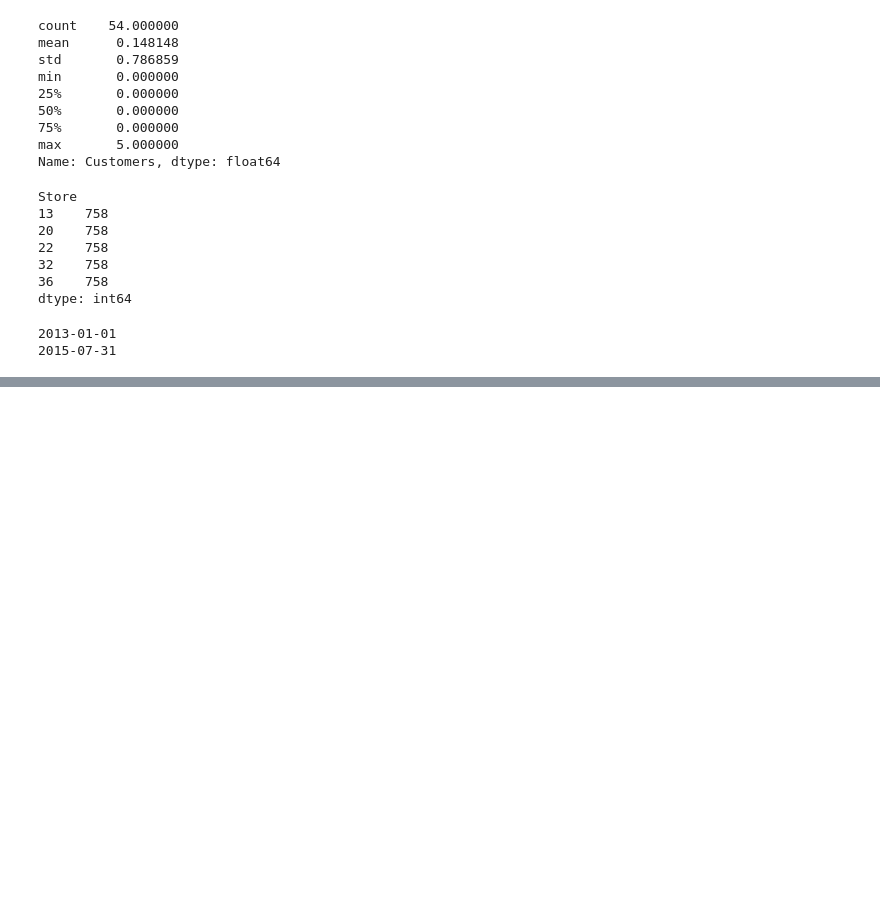
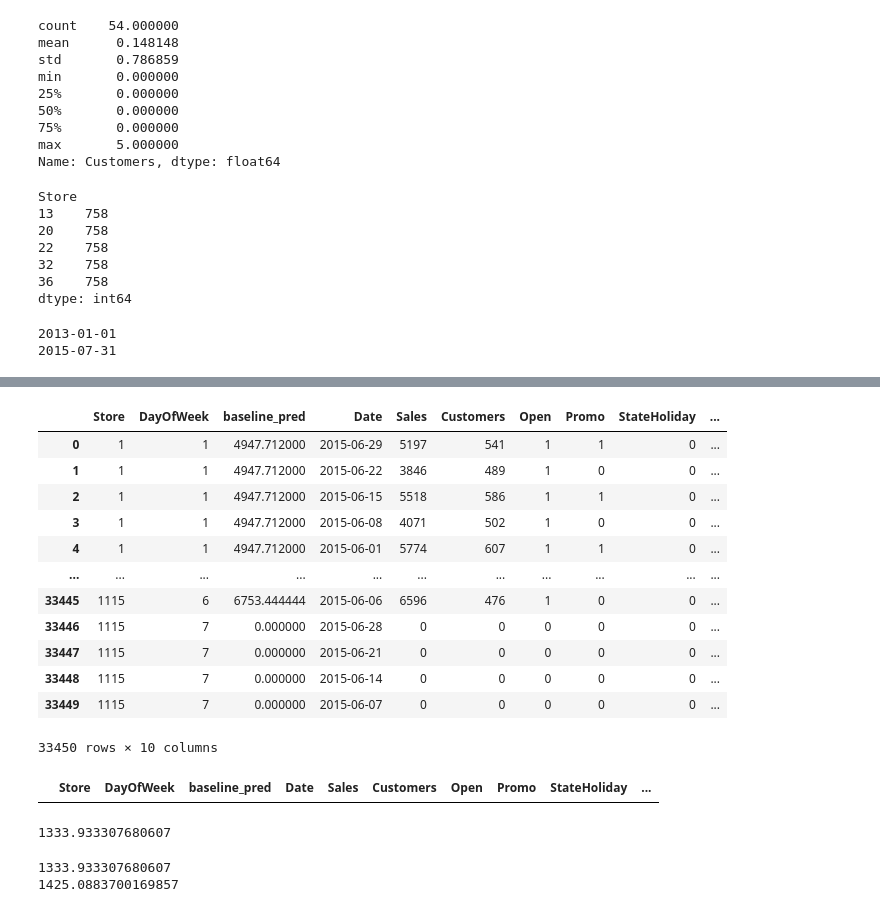
Before and after one commit to sahilsable-24/retail-demand-forecasting-platform, a Jupyter notebook: notebooks/exploration.ipynb, the cells around one changed output, grey strips where cells are left out. Cells and saved outputs as stored; diff of their text form; code cells hidden in the pictures; blank space fills up the shorter version.

Commit message:
add lag/rolling features, train baseline and random forest model

```diff
--- a/notebooks/exploration.ipynb
+++ b/notebooks/exploration.ipynb
@@ -169,0 +176,2 @@ print(subset['Date'].max())
+# %%
+train_df['Date'] = pd.to_datetime(train_df['Date'])
@@ -169,0 +197,4 @@ print(subset['Date'].max())
+# %%
+train = train_df[train_df['Date'] < '2015-06-01']
+val = train_df[(train_df["Date"]>='2015-06-01') & (train_df['Date'] < '2015-07-01')]
+test = train_df[train_df['Date'] >= '2015-07-01']
@@ -169,0 +229,4 @@ print(subset['Date'].max())
+# %%
+lookup = train.groupby(["Store", "DayOfWeek"])["Sales"].mean().reset_index()
+lookup.rename(columns={'Sales': 'baseline_pred'}, inplace=True)
+print(lookup)
@@ -169,0 +248,22 @@ print(subset['Date'].max())
+# %%
+lookup_merged_val = lookup.merge(val, on=["Store", "DayOfWeek"], how='left')
+# %%
+lookup_merged_val
+# %% [output]
+|  | Store | DayOfWeek | baseline_pred | Date | Sales | Customers | Open | Promo | StateHoliday | ... |
+| 0 | 1 | 1 | 4947.712000 | 2015-06-29 | 5197 | 541 | 1 | 1 | 0 | ... |
+| 1 | 1 | 1 | 4947.712000 | 2015-06-22 | 3846 | 489 | 1 | 0 | 0 | ... |
+| 2 | 1 | 1 | 4947.712000 | 2015-06-15 | 5518 | 586 | 1 | 1 | 0 | ... |
+| 3 | 1 | 1 | 4947.712000 | 2015-06-08 | 4071 | 502 | 1 | 0 | 0 | ... |
+| 4 | 1 | 1 | 4947.712000 | 2015-06-01 | 5774 | 607 | 1 | 1 | 0 | ... |
+| ... | ... | ... | ... | ... | ... | ... | ... | ... | ... | ... |
+| 33445 | 1115 | 6 | 6753.444444 | 2015-06-06 | 6596 | 476 | 1 | 0 | 0 | ... |
+| 33446 | 1115 | 7 | 0.000000 | 2015-06-28 | 0 | 0 | 0 | 0 | 0 | ... |
+| 33447 | 1115 | 7 | 0.000000 | 2015-06-21 | 0 | 0 | 0 | 0 | 0 | ... |
+| 33448 | 1115 | 7 | 0.000000 | 2015-06-14 | 0 | 0 | 0 | 0 | 0 | ... |
+| 33449 | 1115 | 7 | 0.000000 | 2015-06-07 | 0 | 0 | 0 | 0 | 0 | ... |
+33450 rows × 10 columns
+# %%
+lookup_merged_val[(lookup_merged_val['Open'] == 0) & (lookup_merged_val['Sales'] != 0)]
+# %% [output]
+|  | Store | DayOfWeek | baseline_pred | Date | Sales | Customers | Open | Promo | StateHoliday | ... |
@@ -169,0 +272,5 @@ print(subset['Date'].max())
+# %%
+mae = mean_absolute_error(lookup_merged_val['Sales'], lookup_merged_val['baseline_pred'])
+print(mae)
+# %% [output]
+1333.933307680607
@@ -169,0 +280,6 @@ print(subset['Date'].max())
+# %%
+print(mae)
+print(mae_open)
+# %% [output]
+1333.933307680607
+1425.0883700169857
```
Also changed, not shown: parts of 58 cells of this notebook.
